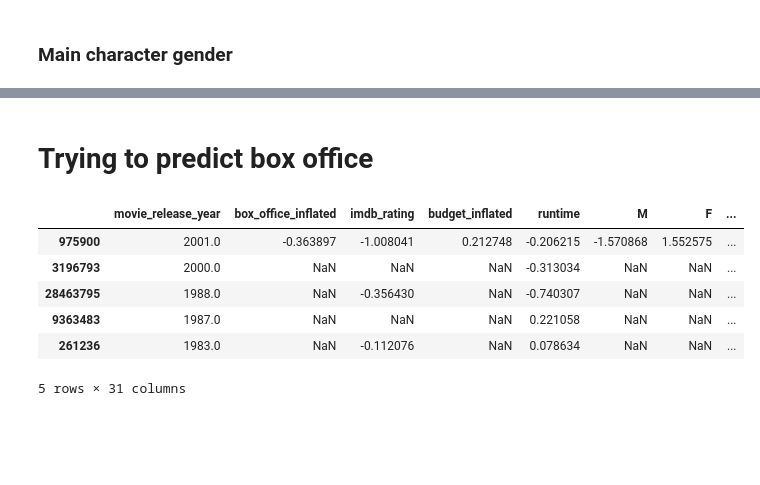
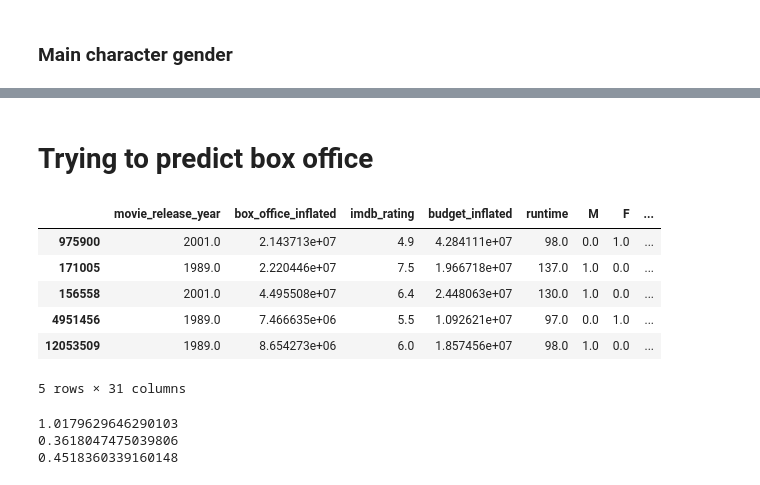
Before and after one commit to epfl-ada/ada-2022-project-r4d4r, a Jupyter notebook: %%%BigNotebook.ipynb, the cells around one changed output, grey strips where cells are left out. Drawn from its saved outputs; the diff is of its cells as text; code cells hidden in the pictures; blank space fills up the shorter version.

```diff
--- a/%%%BigNotebook.ipynb
+++ b/%%%BigNotebook.ipynb
@@ -751,8 +753,8 @@ for i, row in df.iterrows():
     row["M"],row["F"],row["Mage"],row["Fage"],row["Mheight"],row["Fheight"]  = tuple(toadd)
     df.loc[i] = row
 df.drop(columns=["main_characters"], inplace = True)
-for column in df:
-    df[column] = (df[column] - df[column].mean()) / df[column].std()
+#for column in df:
+#    df[column] = (df[column] - df[column].mean()) / df[column].std()
 # %%
 res1 = stats.pearsonr(df["box_office_inflated"], df["M"])
 res2 = stats.pearsonr(df["imdb_rating"], df["M"])
@@ -790,21 +792,31 @@ print(res1, res2)
-# %% [markdown]
-# Trying to predict box office
-# %%
-predict_data = MOVIE_DATA[["movie_release_year","box_office_inflated","imdb_rating","budget_inflated","runtime","genres"]]
-predict_data = predict_data.join(df[["M","F","Mage","Fage","Mheight","Fheight"]])
-for genre in df_genre:
-    predict_data[genre] = predict_data.apply(lambda x: int(genre in x["genres"]), axis=1)
-predict_data.drop(columns=["genres"], inplace=True)
-for column in predict_data:
-    if column == "movie_release_year":
-        continue
-    predict_data[column] = (predict_data[column] - predict_data[column].mean()) / predict_data[column].std()
-predict_data.head()
-# %% [output]
-|  | movie_release_year | box_office_inflated | imdb_rating | budget_inflated | runtime | M | F | ... |
-| 975900 | 2001.0 | -0.363897 | -1.008041 | 0.212748 | -0.206215 | -1.570868 | 1.552575 | ... |
-| 3196793 | 2000.0 | NaN | NaN | NaN | -0.313034 | NaN | NaN | ... |
-| 28463795 | 1988.0 | NaN | -0.356430 | NaN | -0.740307 | NaN | NaN | ... |
-| 9363483 | 1987.0 | NaN | NaN | NaN | 0.221058 | NaN | NaN | ... |
-| 261236 | 1983.0 | NaN | -0.112076 | NaN | 0.078634 | NaN | NaN | ... |
-5 rows × 31 columns
+# %% [markdown]
+# Trying to predict box office
+# %%
+predict_data = MOVIE_DATA[["movie_release_year","box_office_inflated","imdb_rating","budget_inflated","runtime","genres"]]
+predict_data = predict_data.join(df[["M","F","Mage","Fage","Mheight","Fheight"]])
+for genre in df_genre:
+    predict_data[genre] = predict_data.apply(lambda x: int(genre in x["genres"]), axis=1)
+predict_data.drop(columns=["genres"], inplace=True)
+predict_data = predict_data.dropna()
+predict_data.head()
+# %% [output]
+|  | movie_release_year | box_office_inflated | imdb_rating | budget_inflated | runtime | M | F | ... |
+| 975900 | 2001.0 | 2.143713e+07 | 4.9 | 4.284111e+07 | 98.0 | 0.0 | 1.0 | ... |
+| 171005 | 1989.0 | 2.220446e+07 | 7.5 | 1.966718e+07 | 137.0 | 1.0 | 0.0 | ... |
+| 156558 | 2001.0 | 4.495508e+07 | 6.4 | 2.448063e+07 | 130.0 | 1.0 | 0.0 | ... |
+| 4951456 | 1989.0 | 7.466635e+06 | 5.5 | 1.092621e+07 | 97.0 | 0.0 | 1.0 | ... |
+| 12053509 | 1989.0 | 8.654273e+06 | 6.0 | 1.857456e+07 | 98.0 | 1.0 | 0.0 | ... |
+5 rows × 31 columns
+# %%
+X = predict_data[["budget_inflated","runtime","M","F","Mage","Fage","Mheight","Fheight","Family Film","Romantic drama","Fantasy","Mystery","Documentary","Musical","Action/Adventure","Crime","Indie","Horror","Adventure","Black-and-white","Crime Fiction","World cinema","Romance","Romance Film","Action","Thriller","Comedy","Drama"]]
+y = predict_data["box_office_inflated"]
+X_train, X_test, y_train, y_test = train_test_split(X, y, test_size=0.25, random_state=42)
+reg = LinearRegression()
+reg.fit(X_train, y_train)
+print(np.dot(y.values,y.values)**(1/len(y.values)))
+print(reg.score(X_train, y_train))
+print(reg.score(X_test, y_test))
+# %% [output]
+1.0179629646290103
+0.3618047475039806
+0.4518360339160148
```
Also changed, not shown: parts of 5 cells of this notebook.
